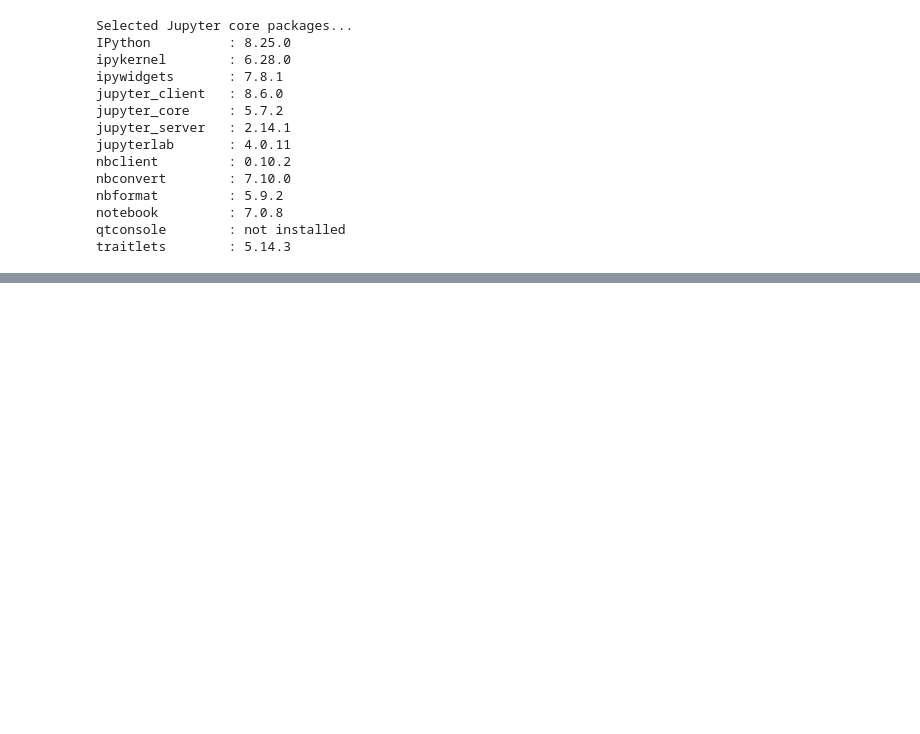
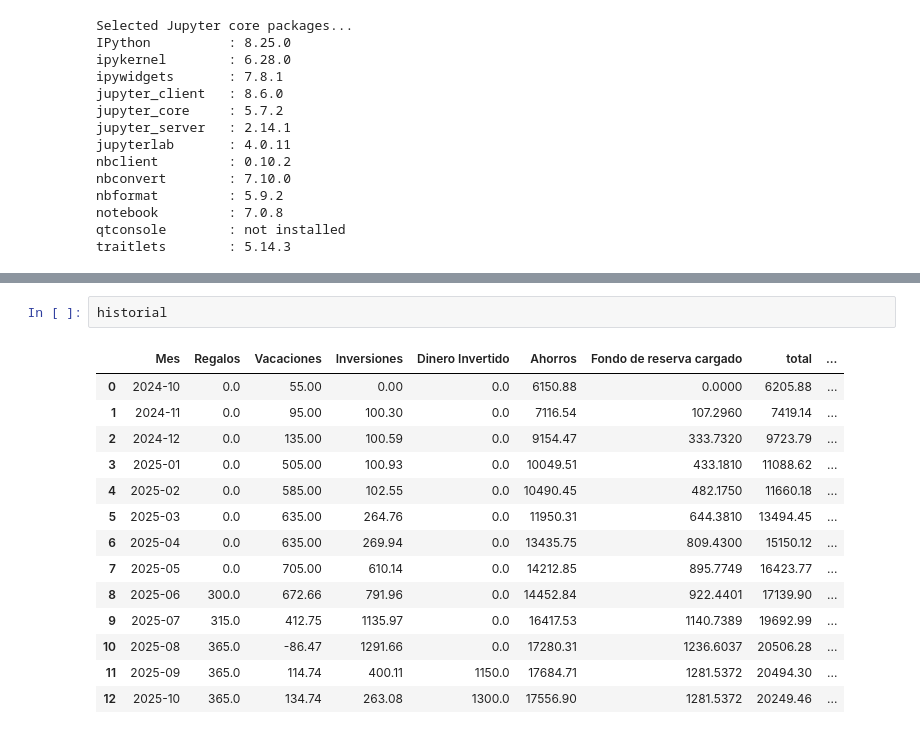
Before and after one commit to alexbaru2001/Gestiones, a Jupyter notebook: Personal_finanzas/gestiones.ipynb, the cells around one changed output, grey strips where cells are left out. Saved outputs shown, nothing was run; the diff lists cells and outputs as text; blank space fills up the shorter version.

```diff
--- a/Personal_finanzas/gestiones.ipynb
+++ b/Personal_finanzas/gestiones.ipynb
@@ -145,0 +204,17 @@ Cuenta: My Investor, Saldo: 10235.68
+# %%
+historial
+# %% [output]
+|  | Mes | Regalos | Vacaciones | Inversiones | Dinero Invertido | Ahorros | Fondo de reserva cargado | total | ... |
+| 0 | 2024-10 | 0.0 | 55.00 | 0.00 | 0.0 | 6150.88 | 0.0000 | 6205.88 | ... |
+| 1 | 2024-11 | 0.0 | 95.00 | 100.30 | 0.0 | 7116.54 | 107.2960 | 7419.14 | ... |
+| 2 | 2024-12 | 0.0 | 135.00 | 100.59 | 0.0 | 9154.47 | 333.7320 | 9723.79 | ... |
+| 3 | 2025-01 | 0.0 | 505.00 | 100.93 | 0.0 | 10049.51 | 433.1810 | 11088.62 | ... |
+| 4 | 2025-02 | 0.0 | 585.00 | 102.55 | 0.0 | 10490.45 | 482.1750 | 11660.18 | ... |
+| 5 | 2025-03 | 0.0 | 635.00 | 264.76 | 0.0 | 11950.31 | 644.3810 | 13494.45 | ... |
+| 6 | 2025-04 | 0.0 | 635.00 | 269.94 | 0.0 | 13435.75 | 809.4300 | 15150.12 | ... |
+| 7 | 2025-05 | 0.0 | 705.00 | 610.14 | 0.0 | 14212.85 | 895.7749 | 16423.77 | ... |
+| 8 | 2025-06 | 300.0 | 672.66 | 791.96 | 0.0 | 14452.84 | 922.4401 | 17139.90 | ... |
+| 9 | 2025-07 | 315.0 | 412.75 | 1135.97 | 0.0 | 16417.53 | 1140.7389 | 19692.99 | ... |
+| 10 | 2025-08 | 365.0 | -86.47 | 1291.66 | 0.0 | 17280.31 | 1236.6037 | 20506.28 | ... |
+| 11 | 2025-09 | 365.0 | 114.74 | 400.11 | 1150.0 | 17684.71 | 1281.5372 | 20494.30 | ... |
+| 12 | 2025-10 | 365.0 | 134.74 | 263.08 | 1300.0 | 17556.90 | 1281.5372 | 20249.46 | ... |
```
Also changed, not shown: parts of 13 cells of this notebook, 4 other files.
